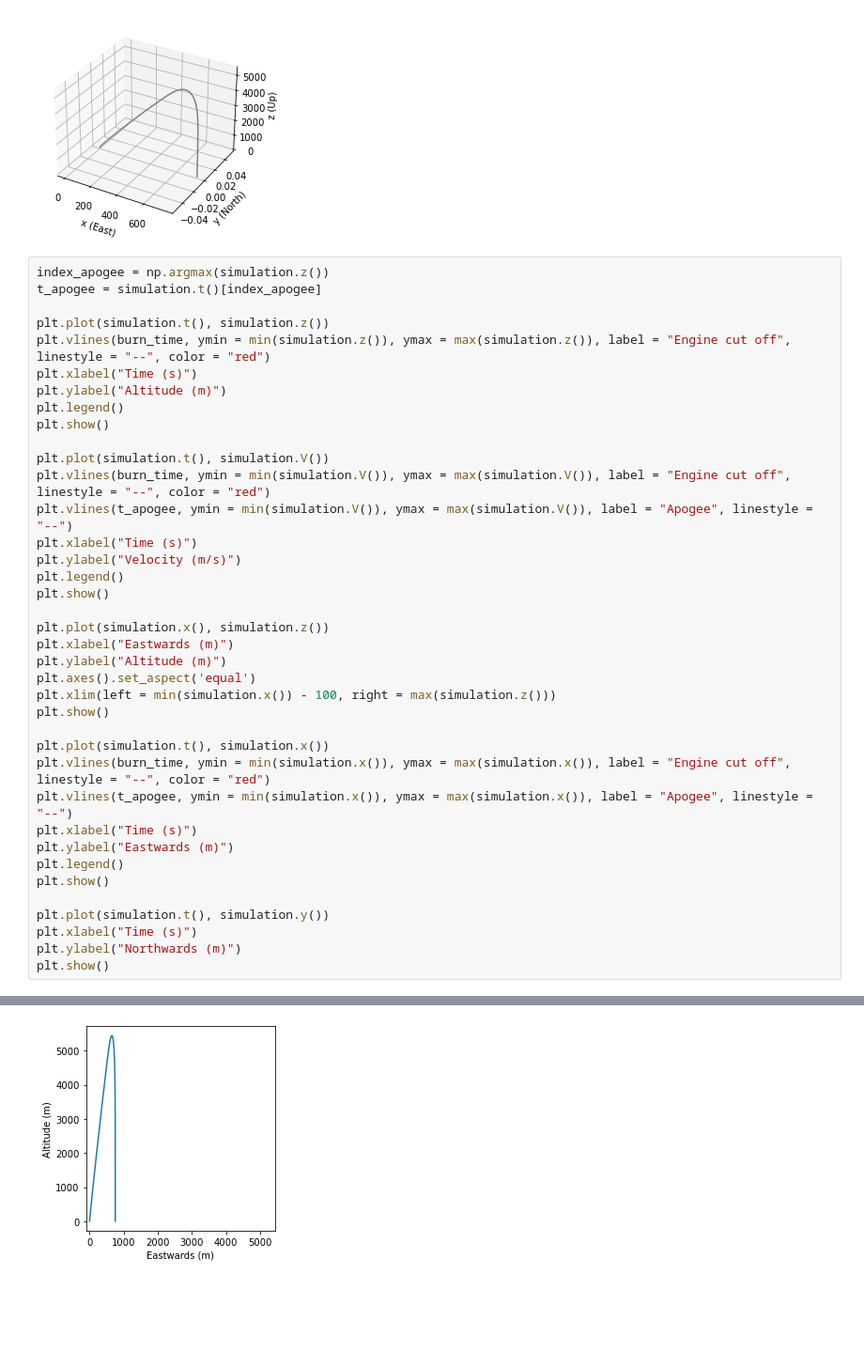
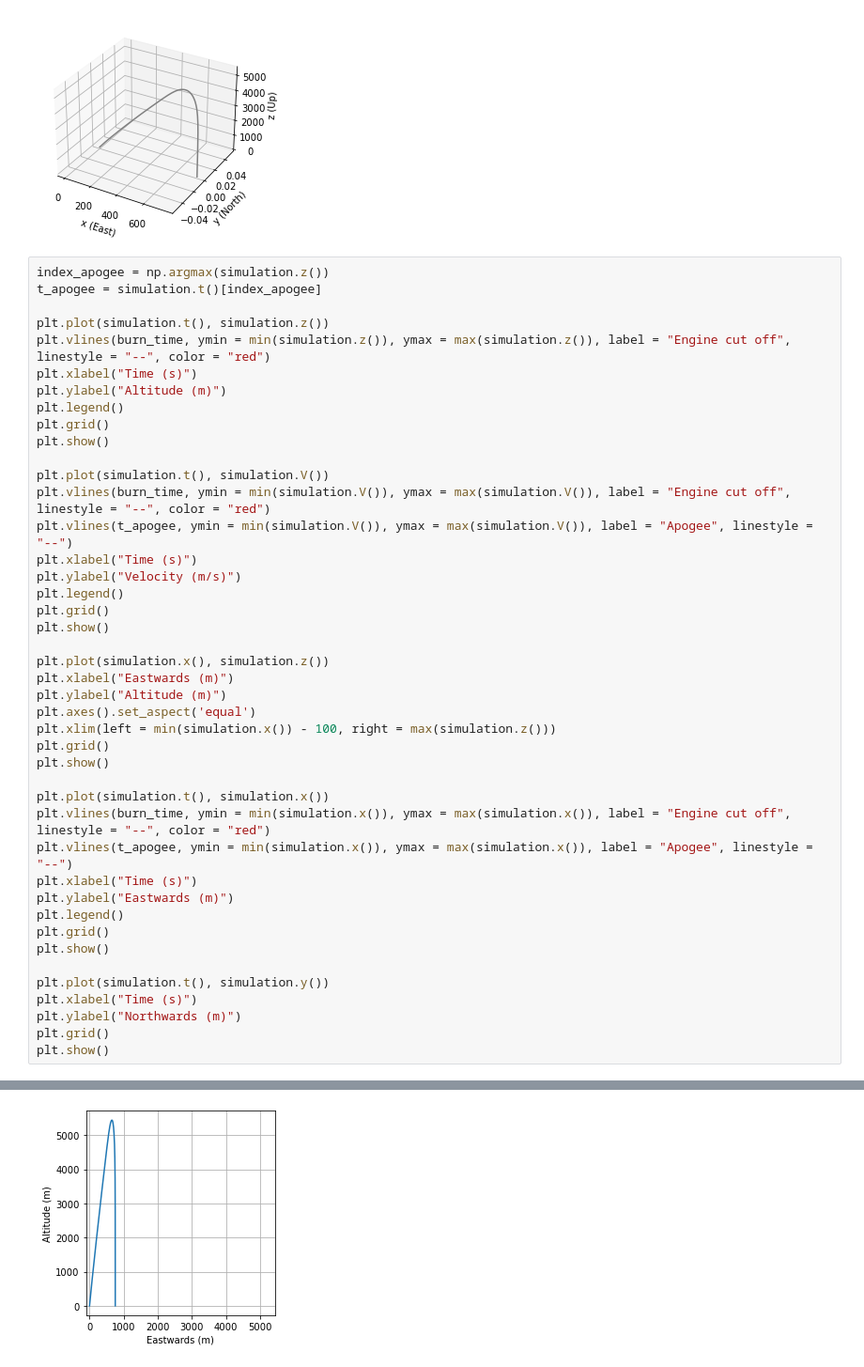
Before and after one commit to cuspaceflight/kiwi, a Jupyter notebook: Sounding Rocket.ipynb, the cells around one changed output, grey strips where cells are left out. Shown: that part at 94% size. Cells and saved outputs as stored; diff of their text form; blank space fills up the shorter version.

```diff
--- a/Sounding Rocket.ipynb
+++ b/Sounding Rocket.ipynb
@@ -191,6 +192,7 @@ plt.vlines(burn_time, ymin = min(simulation.z()), ymax = max(simulation.z()), la
 plt.xlabel("Time (s)")
 plt.ylabel("Altitude (m)")
 plt.legend()
+plt.grid()
 plt.show()
 
 plt.plot(simulation.t(), simulation.V())
@@ -199,6 +201,7 @@ plt.vlines(t_apogee, ymin = min(simulation.V()), ymax = max(simulation.V()), lab
 plt.xlabel("Time (s)")
 plt.ylabel("Velocity (m/s)")
 plt.legend()
+plt.grid()
 plt.show()
 
 plt.plot(simulation.x(), simulation.z())
@@ -206,6 +209,7 @@ plt.xlabel("Eastwards (m)")
 plt.ylabel("Altitude (m)")
 plt.axes().set_aspect('equal')
 plt.xlim(left = min(simulation.x()) - 100, right = max(simulation.z()))
+plt.grid()
 plt.show()
 
 plt.plot(simulation.t(), simulation.x())
@@ -214,10 +218,12 @@ plt.vlines(t_apogee, ymin = min(simulation.x()), ymax = max(simulation.x()), lab
 plt.xlabel("Time (s)")
 plt.ylabel("Eastwards (m)")
 plt.legend()
+plt.grid()
 plt.show()
 
 plt.plot(simulation.t(), simulation.y())
 plt.xlabel("Time (s)")
 plt.ylabel("Northwards (m)")
+plt.grid()
 plt.show()
 # %% [output]
@@ -226 +232 @@ plt.show()
-[figure, old version]
+[figure, new version]
```
Also changed, not shown: parts of 3 cells of this notebook, 2 other files.
